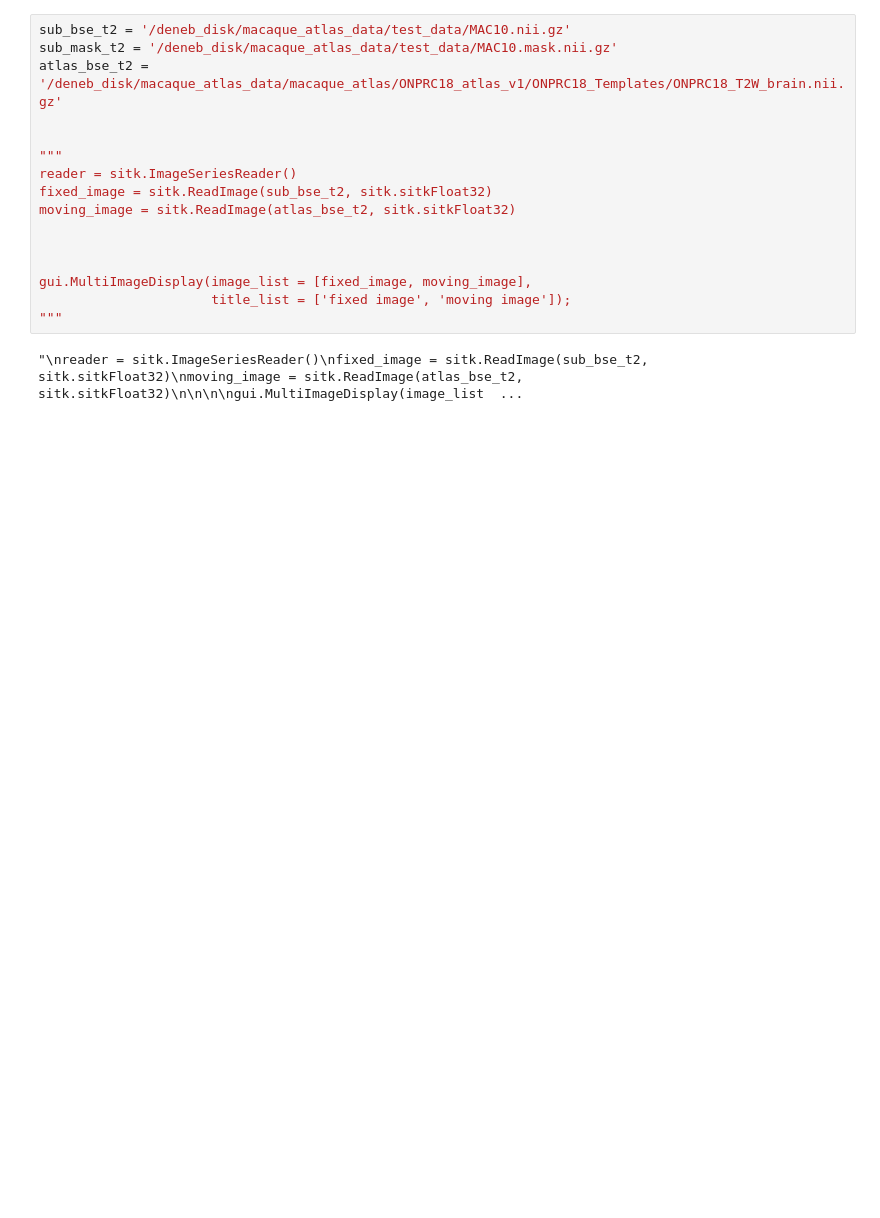
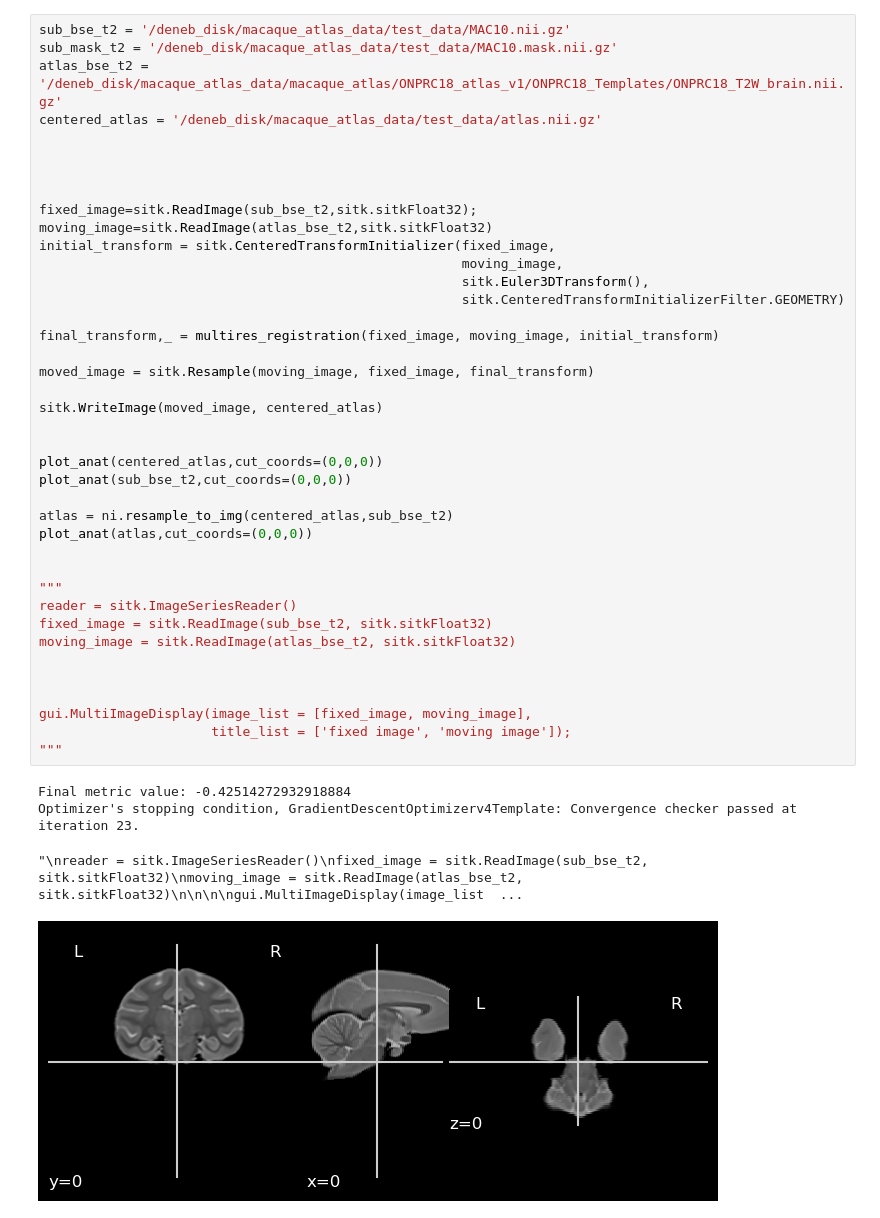
Before and after one commit to ajoshiusc/macaque_reg, a Jupyter notebook: main_reg.ipynb, the cells around one changed output. Saved outputs shown, nothing was run; the diff lists cells and outputs as text; blank space fills up the shorter version.

```diff
--- a/main_reg.ipynb
+++ b/main_reg.ipynb
@@ -9,18 +28,45 @@ import SimpleITK as sitk
 # %%
 sub_bse_t2 = '/deneb_disk/macaque_atlas_data/test_data/MAC10.nii.gz'
 sub_mask_t2 = '/deneb_disk/macaque_atlas_data/test_data/MAC10.mask.nii.gz'
 atlas_bse_t2 = '/deneb_disk/macaque_atlas_data/macaque_atlas/ONPRC18_atlas_v1/ONPRC18_Templates/ONPRC18_T2W_brain.nii.gz'
+centered_atlas = '/deneb_disk/macaque_atlas_data/test_data/atlas.nii.gz'
+
+
+
+
+fixed_image=sitk.ReadImage(sub_bse_t2,sitk.sitkFloat32);
+moving_image=sitk.ReadImage(atlas_bse_t2,sitk.sitkFloat32)
+initial_transform = sitk.CenteredTransformInitializer(fixed_image,
+                                                      moving_image,
+                                                      sitk.Euler3DTransform(),
+                                                      sitk.CenteredTransformInitializerFilter.GEOMETRY)
+
+final_transform,_ = multires_registration(fixed_image, moving_image, initial_transform)
+
+moved_image = sitk.Resample(moving_image, fixed_image, final_transform)
+
+sitk.WriteImage(moved_image, centered_atlas)
+
+
+plot_anat(centered_atlas,cut_coords=(0,0,0))
+plot_anat(sub_bse_t2,cut_coords=(0,0,0))
+
+atlas = ni.resample_to_img(centered_atlas,sub_bse_t2)
+plot_anat(atlas,cut_coords=(0,0,0))
 
 
 """
 reader = sitk.ImageSeriesReader()
 fixed_image = sitk.ReadImage(sub_bse_t2, sitk.sitkFloat32)
 moving_image = sitk.ReadImage(atlas_bse_t2, sitk.sitkFloat32)
 
 
 
 gui.MultiImageDisplay(image_list = [fixed_image, moving_image],
                       title_list = ['fixed image', 'moving image']);
 """
 # %% [output]
-"\nreader = sitk.ImageSeriesReader()\nfixed_image = sitk.ReadImage(sub_bse_t2, sitk.sitkFloat32)\nmoving_image = sitk.ReadImage(atlas_bse_t2, sitk.sitkFloat32)\n\n\n\ngui.MultiImageDisplay(image_list  ...
+Final metric value: -0.42514272932918884
+Optimizer's stopping condition, GradientDescentOptimizerv4Template: Convergence checker passed at iteration 23.
+"\nreader = sitk.ImageSeriesReader()\nfixed_image = sitk.ReadImage(sub_bse_t2, sitk.sitkFloat32)\nmoving_image = sitk.ReadImage(atlas_bse_t2, sitk.sitkFloat32)\n\n\n\ngui.MultiImageDisplay(image_list  ...
+[figure, added]
```
Also changed, not shown: parts of 4 cells of this notebook.
